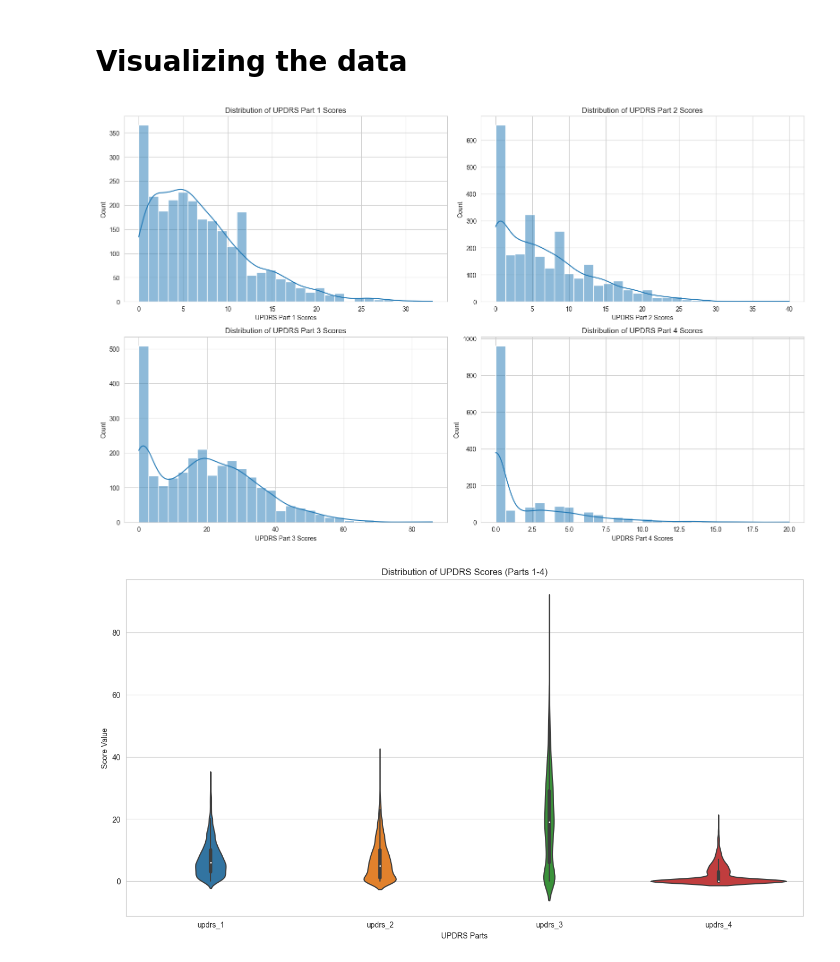
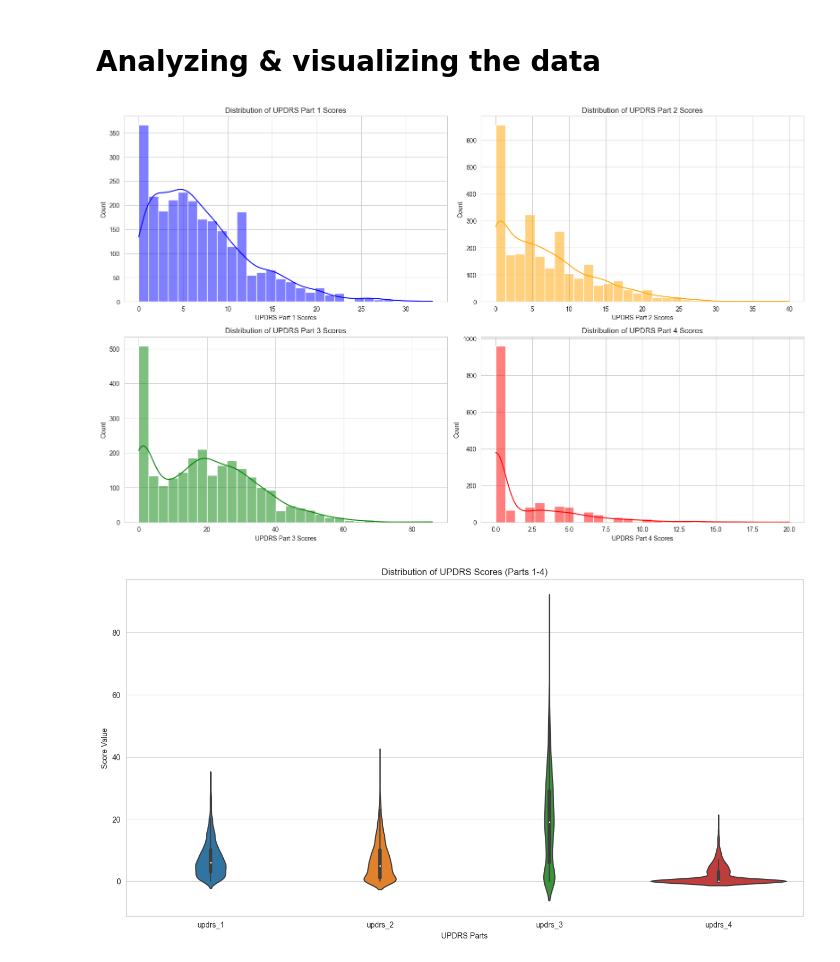
Before and after one commit to azizharouna/NeuroMetrics, a Jupyter notebook: data_visualization.ipynb, the cells around one changed output. Drawn from its saved outputs; the diff is of its cells as text; code cells hidden in the pictures.

Commit message:
added color differenciation for the histograms

```diff
--- a/data_visualization.ipynb
+++ b/data_visualization.ipynb
@@ -1,44 +1,43 @@
 # %% [markdown]
-# Visualizing the data
+# Analyzing & visualizing the data
 # %%
-import utilspro
-
+%run "utilspro.py"
 # Set the default style for visualizations
 sns.set_style("whitegrid")
 
 # Load the datasets again (due to the earlier interruption)
 train_peptides = pd.read_csv("data/amp-parkinsons-disease-progression-prediction_2/train_peptides.csv")
 train_proteins = pd.read_csv("data/amp-parkinsons-disease-progression-prediction_2/train_proteins.csv")
 train_clinical_data = pd.read_csv("data/amp-parkinsons-disease-progression-prediction_2/train_clinical_data.csv")
 
 # Start with Distribution Analysis
 # Distribution of MDS-UPDR scores
 fig, ax = plt.subplots(2, 2, figsize=(16, 10))
 
-sns.histplot(train_clinical_data['updrs_1'], ax=ax[0, 0], kde=True, bins=30)
+sns.histplot(train_clinical_data['updrs_1'], ax=ax[0, 0], kde=True, color='blue', bins=30)
 ax[0, 0].set_title('Distribution of UPDRS Part 1 Scores')
 ax[0, 0].set_xlabel('UPDRS Part 1 Scores')
 ax[0, 0].set_ylabel('Count')
 
-sns.histplot(train_clinical_data['updrs_2'], ax=ax[0, 1], kde=True, bins=30)
+sns.histplot(train_clinical_data['updrs_2'], ax=ax[0, 1], kde=True,color='orange',  bins=30)
 ax[0, 1].set_title('Distribution of UPDRS Part 2 Scores')
 ax[0, 1].set_xlabel('UPDRS Part 2 Scores')
 ax[0, 1].set_ylabel('Count')
 
-sns.histplot(train_clinical_data['updrs_3'], ax=ax[1, 0], kde=True, bins=30)
+sns.histplot(train_clinical_data['updrs_3'], ax=ax[1, 0], kde=True, color='green', bins=30)
 ax[1, 0].set_title('Distribution of UPDRS Part 3 Scores')
 ax[1, 0].set_xlabel('UPDRS Part 3 Scores')
 ax[1, 0].set_ylabel('Count')
 
-sns.histplot(train_clinical_data['updrs_4'], ax=ax[1, 1], kde=True, bins=30)
+sns.histplot(train_clinical_data['updrs_4'], ax=ax[1, 1], kde=True, color='red',  bins=30)
 ax[1, 1].set_title('Distribution of UPDRS Part 4 Scores')
 ax[1, 1].set_xlabel('UPDRS Part 4 Scores')
 ax[1, 1].set_ylabel('Count')
 
 plt.tight_layout()
 plt.show()
 # %% [output]
-[figure, old version]
+[figure, new version]
 # %%
 # Merging the distributions of UPDRS scores for comparison
 plt.figure(figsize=(16, 8))
```
